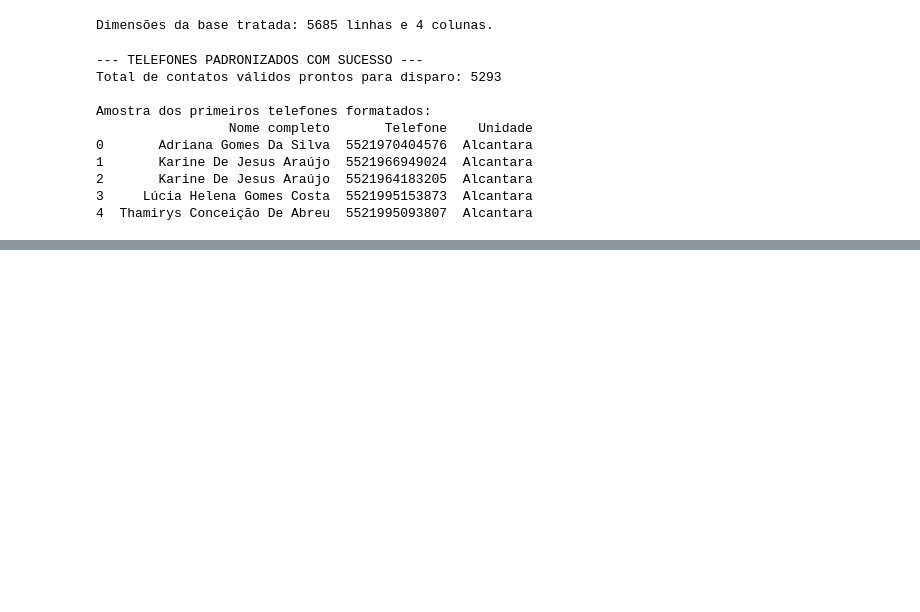
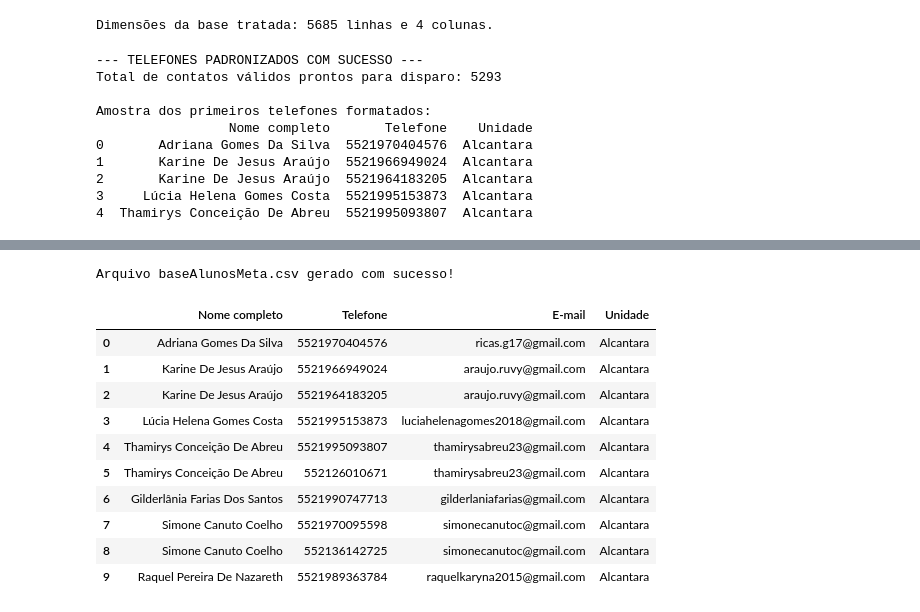
Before and after one commit to ArymanReis/projeto-invictusrm2, a Jupyter notebook: automacao/scripts/consolidar_bases.ipynb, the cells around one changed output, grey strips where cells are left out. Drawn from its saved outputs; the diff is of its cells as text; code cells hidden in the pictures; blank space fills up the shorter version.

```diff
--- a/automacao/scripts/consolidar_bases.ipynb
+++ b/automacao/scripts/consolidar_bases.ipynb
@@ -304,0 +339,26 @@ Amostra dos primeiros telefones formatados:
+# %%
+# Trata os telefones para remover o .0 e converter para texto limpo
+df['Telefone'] = (
+    df['Telefone'].fillna(0).astype('int64').replace(0, '').astype(str)
+)
+
+# Salva o arquivo otimizado em formato .csv para o Meta Ads
+df.to_csv('baseAlunosMeta.csv', index=False, encoding='utf-8')
+
+print('Arquivo baseAlunosMeta.csv gerado com sucesso!')
+# %% [output]
+Arquivo baseAlunosMeta.csv gerado com sucesso!
+# %%
+display(df.head(10))
+# %% [output]
+|  | Nome completo | Telefone | E-mail | Unidade |
+| 0 | Adriana Gomes Da Silva | 5521970404576 | ricas.g17@gmail.com | Alcantara |
+| 1 | Karine De Jesus Araújo | 5521966949024 | araujo.ruvy@gmail.com | Alcantara |
+| 2 | Karine De Jesus Araújo | 5521964183205 | araujo.ruvy@gmail.com | Alcantara |
+| 3 | Lúcia Helena Gomes Costa | 5521995153873 | luciahelenagomes2018@gmail.com | Alcantara |
+| 4 | Thamirys Conceição De Abreu | 5521995093807 | thamirysabreu23@gmail.com | Alcantara |
+| 5 | Thamirys Conceição De Abreu | 552126010671 | thamirysabreu23@gmail.com | Alcantara |
+| 6 | Gilderlânia Farias Dos Santos | 5521990747713 | gilderlaniafarias@gmail.com | Alcantara |
+| 7 | Simone Canuto Coelho | 5521970095598 | simonecanutoc@gmail.com | Alcantara |
+| 8 | Simone Canuto Coelho | 552136142725 | simonecanutoc@gmail.com | Alcantara |
+| 9 | Raquel Pereira De Nazareth | 5521989363784 | raquelkaryna2015@gmail.com | Alcantara |
```
Also changed, not shown: parts of 2 cells of this notebook, 3 other files.
